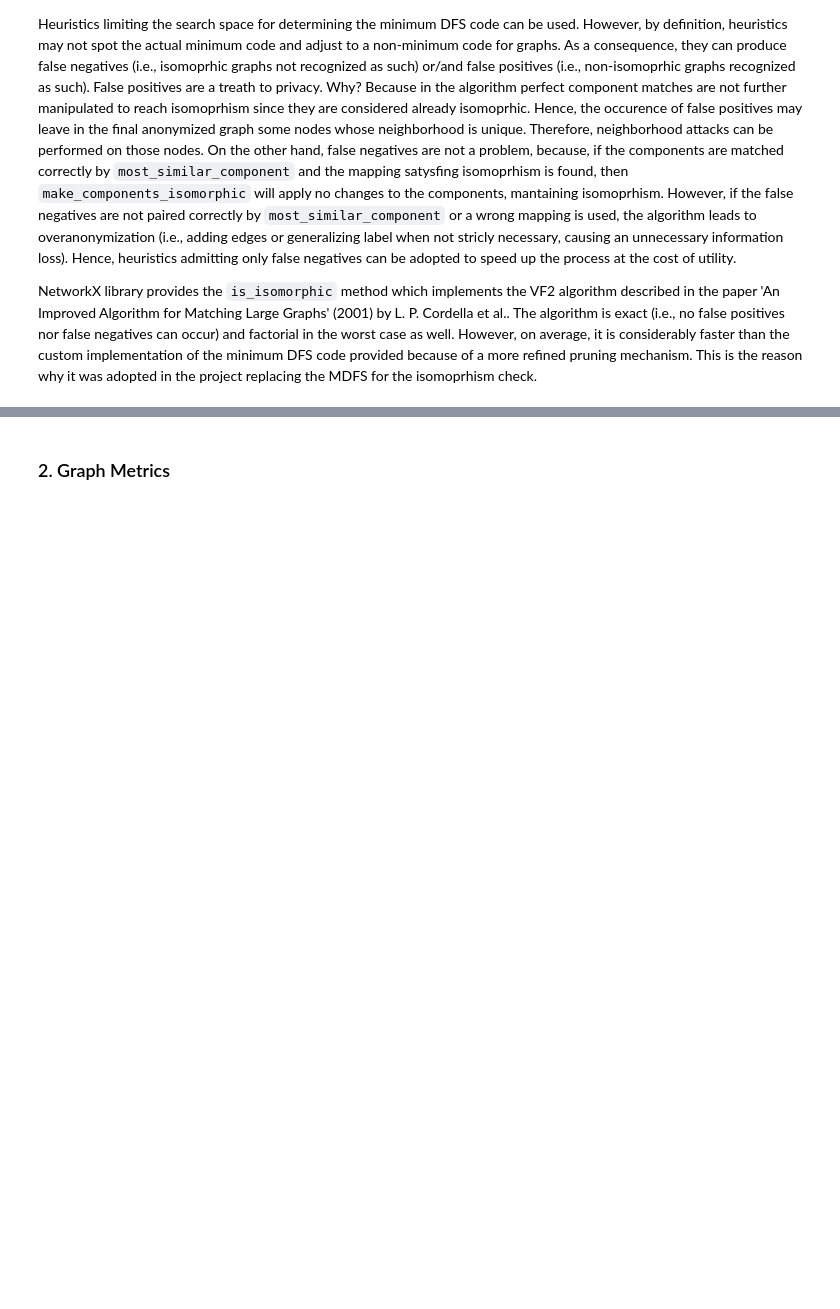
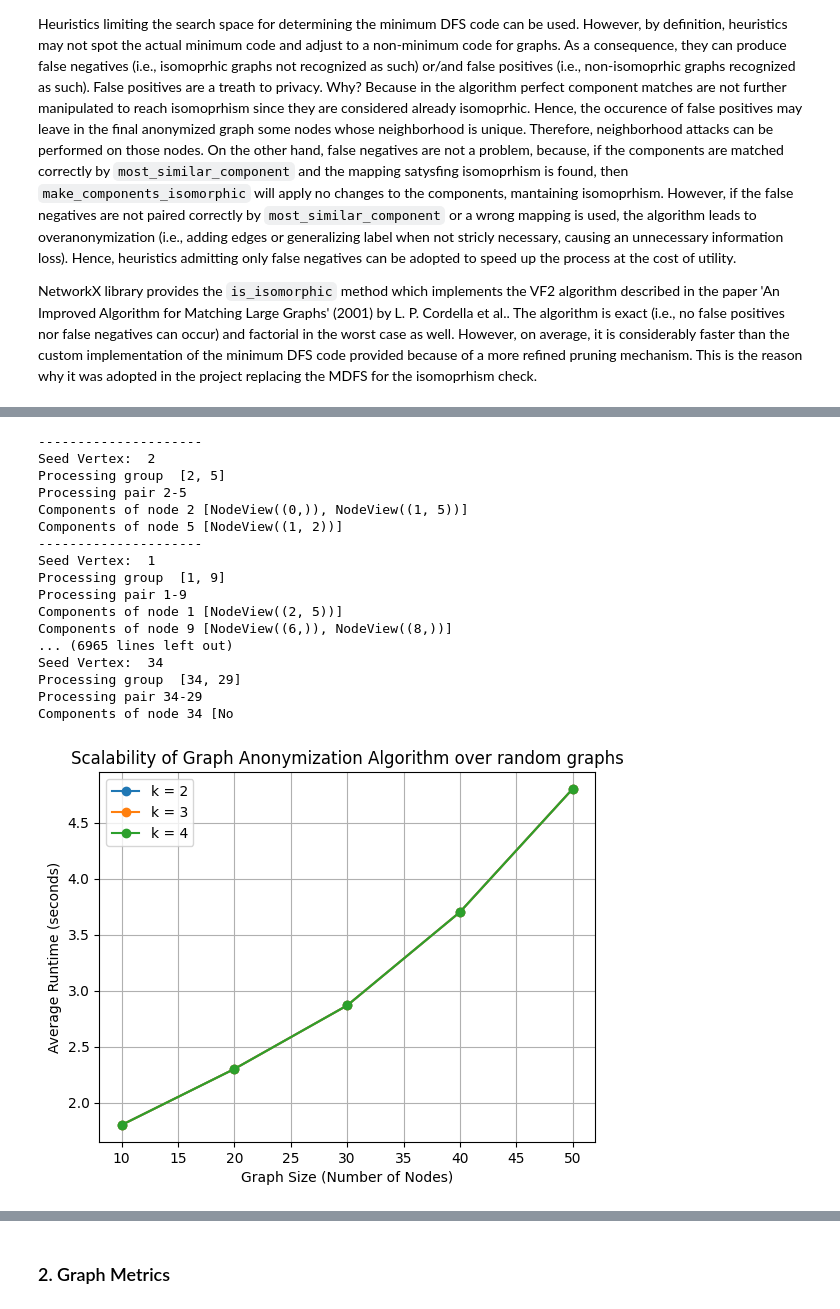
Before and after one commit to AzzurraSuffia/DPP, a Jupyter notebook: analysis.ipynb, the cells around one changed output, grey strips where cells are left out. Cells and saved outputs as stored; diff of their text form; code cells hidden in the pictures; blank space fills up the shorter version.

```diff
--- a/analysis.ipynb
+++ b/analysis.ipynb
@@ -157,50 +101,79 @@ The dominant factor corresponds to the isomorphism checks. The algorithm scales
+# %%
+import time
+import networkx as nx
+from SocialAnonymizer import SocialAnonymizer
+
+social_anonymizer = SocialAnonymizer()
+k_values = [2, 3, 4]
+graph_sizes = [10, 20, 30, 40, 50]
+num_of_repetition = 5
+seed = 42
 # %%
-import time
-
-# goal: evaluate the amount of time needed to execute a function
-
-k_values = [2, 3, 4]
-graph_sizes = [10, 15, 20, 25, 30]
-num_of_repetition = 5
-seed = 123
-
 results = {k: [] for k in k_values}
 
 for size in graph_sizes:
 
     for k in k_values:
 
-        experiment_averages = []
         durations = []
-        G = nx.gnp_random_graph(n=size, p=0.1, seed=seed)
+        G_random = nx.gnp_random_graph(n=size, p=0.1, seed=seed)
+        avg_deg = sum(dict(G_random.degree()).values()) / G_random.number_of_nodes()
 
         for _ in range(num_of_repetition):  # remove randomness of a single execution
 
             time_start = time.time()
-            G_anon, eq_classes = social_anonymizer.anonymize_graph(G_random, k=4, alpha=0, beta=1, gamma=1)
+            G_anon, eq_classes = social_anonymizer.anonymize_graph(G_random, k=k, alpha=0, beta=1, gamma=1)
             time_end = time.time()
 
             durations.append(time_end - time_start)
 
         duration_average = sum(durations) / len(durations)
-        experiment_averages.append(duration_average)
 
-        # Average over all experiments
-        overall_average = sum(experiment_averages) / len(experiment_averages)
-
-        results[k].append((size, overall_average))
+        results[k].append((size, avg_deg, duration_average))
 
 plt.figure()
 
 for k, data in results.items():
     sizes = [x[0] for x in data]
     times = [x[1] for x in data]
 
     plt.plot(sizes, times, marker='o', label=f"k = {k}")
 
 plt.xlabel("Graph Size (Number of Nodes)")
 plt.ylabel("Average Runtime (seconds)")
-plt.title("Scalability of Graph Anonymization Algorithm")
+plt.title("Scalability of graph anonymization algorithm over random graphs")
 plt.legend()
 plt.grid(True)
 plt.show()
+
+for k, data in results.items():
+    avg_deg = [x[1] for x in data]
+    times = [x[2] for x in data]
+
+    plt.plot(avg_deg, times, marker='o', label=f"k = {k}")
+
+plt.xlabel("Average Degree (Number of Nodes)")
+plt.ylabel("Average Runtime (seconds)")
+plt.title("Scalability of graph anonymization algorithm over random graphs")
+plt.legend()
+plt.grid(True)
+plt.show()
+# %% [output]
+---------------------
+Seed Vertex:  2
+Processing group  [2, 5]
+Processing pair 2-5
+Components of node 2 [NodeView((0,)), NodeView((1, 5))]
+Components of node 5 [NodeView((1, 2))]
+---------------------
+Seed Vertex:  1
+Processing group  [1, 9]
+Processing pair 1-9
+Components of node 1 [NodeView((2, 5))]
+Components of node 9 [NodeView((6,)), NodeView((8,))]
+... (6965 lines left out)
+Seed Vertex:  34
+Processing group  [34, 29]
+Processing pair 34-29
+Components of node 34 [No
+[figure, added]
```
Also changed, not shown: parts of 20 cells of this notebook, 3 other files.
